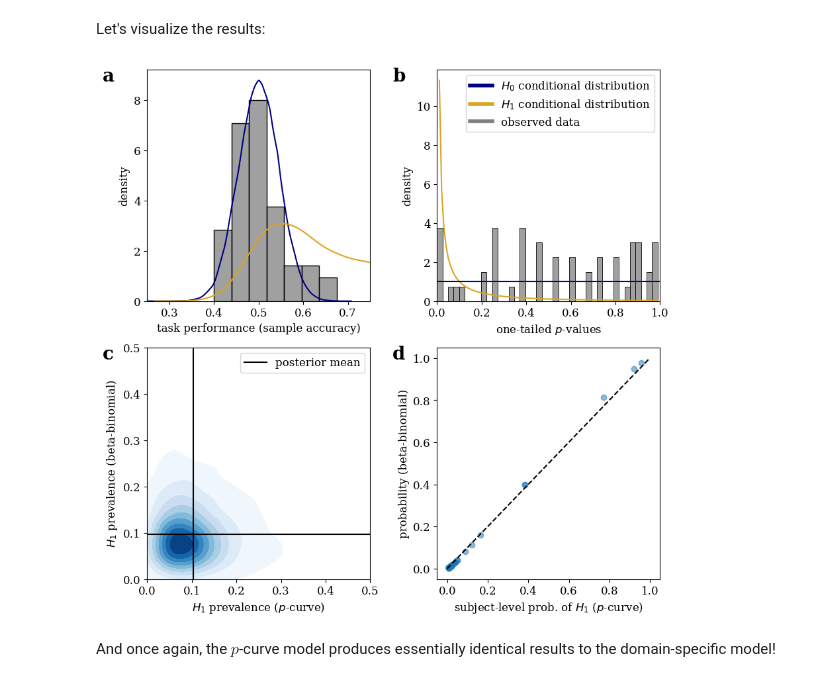
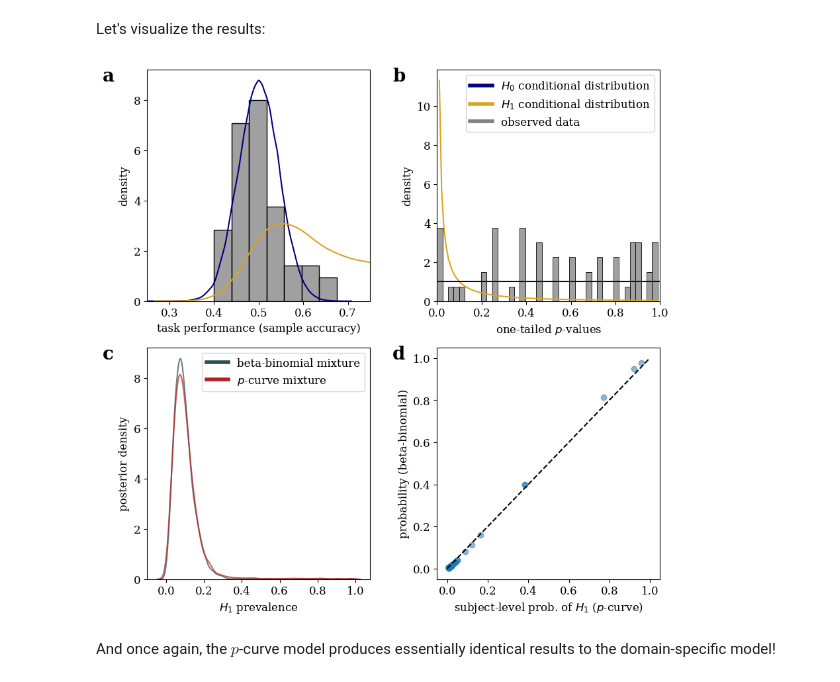
Before and after one commit to john-veillette/p2prev, a Jupyter notebook: examples/interoception.ipynb, the cells around one changed output. Cells and saved outputs as stored; diff of their text form; code cells hidden in the pictures.

Commit message:
updates interoception figure to remove distribution comparison that gave erroneous impression of a joint distribution

```diff
--- a/examples/interoception.ipynb
+++ b/examples/interoception.ipynb
@@ -272,44 +272,52 @@ ax.legend(
     custom_lines,
     [r'$H_0$ conditional distribution', '$H_1$ conditional distribution',
      'observed data'
     ],
     loc = 'upper right'
 )
 
 ax = fig.add_subplot(gs[1, 0])
 ax2 = ax
 sns.kdeplot(
-    x = model.prevalence,
-    y = trc.posterior.prevalence.values,
-    axes = ax,
-    cmap = 'Blues', fill = True
+    trc.posterior.prevalence.values,
+    ax = ax,
+    color = 'darkslategray',
+    alpha = .7
 )
-ax.set_xlabel(r'$H_1$ prevalence ($p$-curve)')
-ax.set_ylabel(r'$H_1$ prevalence (beta-binomial)')
-ax.axhline(trc.posterior.prevalence.values.mean(), color = 'black')
-ax.axvline(model.prevalence.mean(), color = 'black', label = 'posterior mean')
-ax.set_xlim(0, .5)
-ax.set_ylim(0, .5)
-ax.legend()
+sns.kdeplot(
+    model.prevalence,
+    ax = ax,
+    color = 'firebrick',
+    alpha = .7
+)
+custom_lines = [Line2D([0], [0], color = 'darkslategray', lw = 4),
+                Line2D([0], [0], color = 'firebrick', lw = 4)]
+ax.legend(
+    custom_lines,
+    ['beta-binomial mixture', r'$p$-curve mixture', ],
+    loc = 'upper right'
+)
+ax.set_xlabel(r'$H_1$ prevalence')
+ax.set_ylabel(r'posterior density')
 
 ax = fig.add_subplot(gs[1, 1])
 ax3 = ax
 plt.scatter(p_H1_pcurve, p_H1_betabinom, alpha = .5)
 plt.xlabel(r'subject-level prob. of $H_1$ ($p$-curve)')
 plt.ylabel(r'probability (beta-binomial)')
 plt.plot([0, 1], [0, 1], linestyle = '--', color = 'black')
 
 add_label(ax0, 'a', .2)
 add_label(ax1, 'b', .2)
 add_label(ax2, 'c', .2)
 add_label(ax3, 'd', .2)
 
 if not os.path.exists('figures'):
     os.mkdir('figures')
 fpath = os.path.join('figures', 'betabinom.jpeg')
 plt.savefig(fpath, dpi = 500, bbox_inches = 'tight')
 plt.show()
 # %% [output]
-[figure, old version]
+[figure, new version]
 # %% [markdown]
 And once again, the $p$-curve model produces essentially identical results to the domain-specific model!
```
Also changed, not shown: parts of 2 cells of this notebook, 1 other file.
